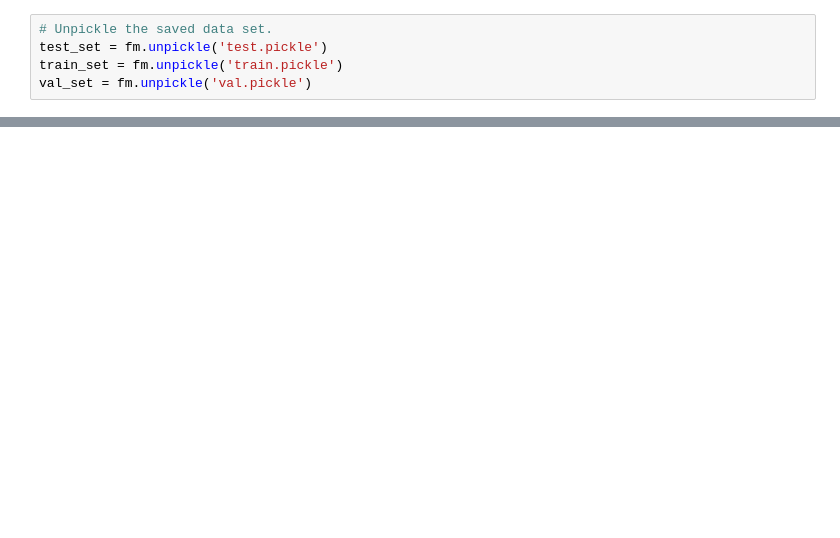
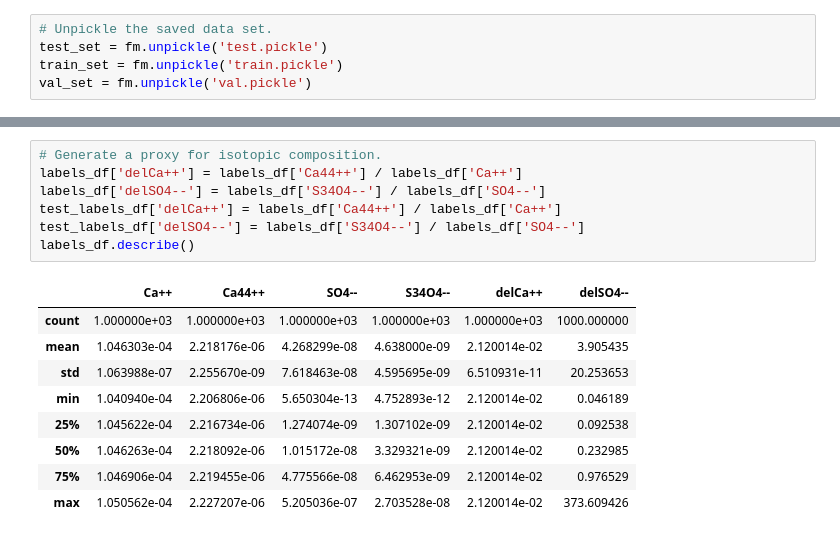
Before and after one commit to a-fotherby/Omphalos, a Jupyter notebook: trainingModel/learn0D.ipynb, the cells around one changed output, grey strips where cells are left out. Saved outputs shown, nothing was run; the diff lists cells and outputs as text; blank space fills up the shorter version.

```diff
--- a/trainingModel/learn0D.ipynb
+++ b/trainingModel/learn0D.ipynb
@@ -105,0 +39,17 @@ model.evaluate(x = x_test, y = y_test, batch_size=batch_size)
+# %%
+# Generate a proxy for isotopic composition.
+labels_df['delCa++'] = labels_df['Ca44++'] / labels_df['Ca++']
+labels_df['delSO4--'] = labels_df['S34O4--'] / labels_df['SO4--']
+test_labels_df['delCa++'] = labels_df['Ca44++'] / labels_df['Ca++']
+test_labels_df['delSO4--'] = labels_df['S34O4--'] / labels_df['SO4--']
+labels_df.describe()
+# %% [output]
+|  | Ca++ | Ca44++ | SO4-- | S34O4-- | delCa++ | delSO4-- |
+| count | 1.000000e+03 | 1.000000e+03 | 1.000000e+03 | 1.000000e+03 | 1.000000e+03 | 1000.000000 |
+| mean | 1.046303e-04 | 2.218176e-06 | 4.268299e-08 | 4.638000e-09 | 2.120014e-02 | 3.905435 |
+| std | 1.063988e-07 | 2.255670e-09 | 7.618463e-08 | 4.595695e-09 | 6.510931e-11 | 20.253653 |
+| min | 1.040940e-04 | 2.206806e-06 | 5.650304e-13 | 4.752893e-12 | 2.120014e-02 | 0.046189 |
+| 25% | 1.045622e-04 | 2.216734e-06 | 1.274074e-09 | 1.307102e-09 | 2.120014e-02 | 0.092538 |
+| 50% | 1.046263e-04 | 2.218092e-06 | 1.015172e-08 | 3.329321e-09 | 2.120014e-02 | 0.232985 |
+| 75% | 1.046906e-04 | 2.219455e-06 | 4.775566e-08 | 6.462953e-09 | 2.120014e-02 | 0.976529 |
+| max | 1.050562e-04 | 2.227207e-06 | 5.205036e-07 | 2.703528e-08 | 2.120014e-02 | 373.609426 |
```
Also changed, not shown: parts of 18 cells of this notebook.
